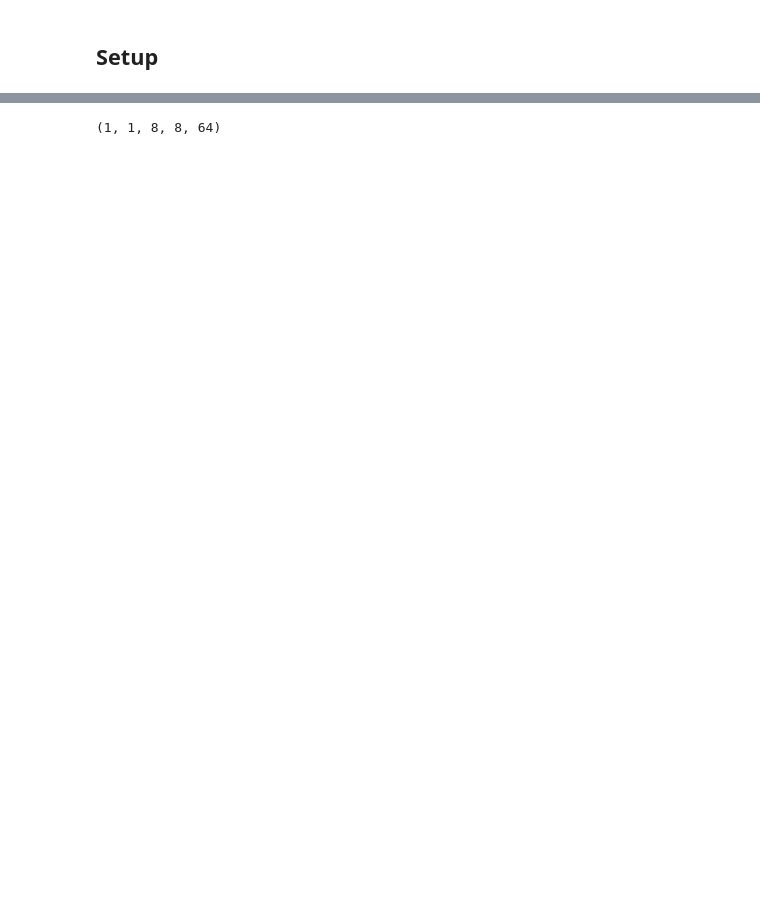
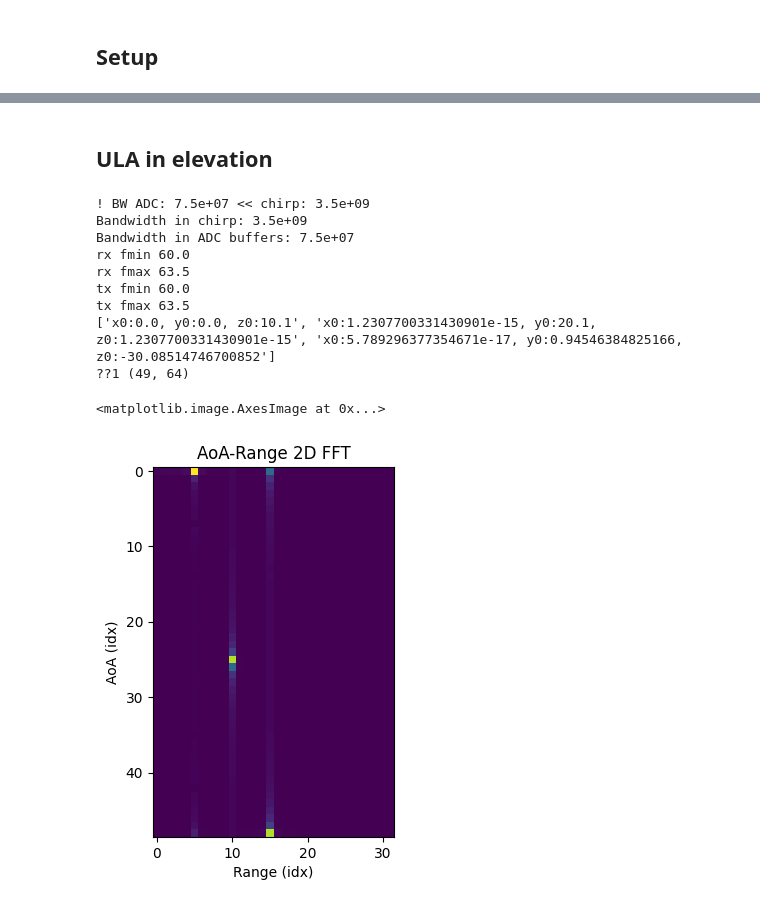
Before and after one commit to matt-chv/mmWrt, a Jupyter notebook: docs/MIMO_TDM.ipynb, the cells around one changed output, grey strips where cells are left out. Saved outputs shown, nothing was run; the diff lists cells and outputs as text; code cells hidden in the pictures; blank space fills up the shorter version.

Commit message:
first Azi and Ele FFT functional

```diff
--- a/docs/MIMO_TDM.ipynb
+++ b/docs/MIMO_TDM.ipynb
@@ -114,4 +111,76 @@ plt.imshow(Z_fft[:,:NA//2])
-# %%
-R_fft.shape
-# %% [output]
-(1, 1, 8, 8, 64)
+# %% [markdown]
+## ULA in elevation
+# %%
+## ULA in elevation
+NT = 7
+# Number of RX channels
+NR = 7
+
+# Now define target1 with an elevation:
+r1, theta1, phi1 = 10.1, pi/2, pi*0.0
+x1 = r1 * cos(theta1)*sin(phi1)
+y1 = r1 * sin(theta1)*sin(phi1)
+z1 = r1 * cos(phi1)
+
+r2, theta2, phi2 = 20.1, pi/2, pi/2
+x2 = r2 * sin(phi2)*cos(theta2)
+y2 = r2 * sin(phi2)*sin(theta2)
+z2 = r2 * cos(phi2)
+
+r3, theta3, phi3 = 30.1, pi/2, pi*0.99
+x3 = r3 * sin(phi3)*cos(theta3)
+y3 = r3 * sin(phi3)*sin(theta3)
+z3 = r3 * cos(phi3)
+target1 = Target(x1, y1, z1)  # 0 degrees on x-axis <=> -pi/2 vs bore sight
+target2 = Target(x2, y2, z2) # pi/2 degrees vs x-ax <=> 0 degree vs bore sight
+target3 = Target(x3, y3, z3) # 180 degrees on x-axis <=> pi/2 vs boresight
+
+# offset so that middle antenna is at 0,0,0
+TXs = [Antenna(y=NR*lambda0/2*i - (NR*lambda0/2)) for i in range(NT)]
+RXs = [Antenna(y=lambda0/2*i - ((NR-1)//2)*lambda0/2) for i in range(NR)]
+
+radar = Radar(transmitter=Transmitter(bw=3.5e9, slope=_k,
+                                      antennas=TXs),
+              receiver=Receiver(fs=_fs, max_adc_buffer_size=2048,
+                                n_adc=NA,
+                                antennas=RXs),
+              debug=True)
+targets = [target1, target2, target3]
+print([f"{t}" for t in targets])
+bb = rt_points(radar, targets,
+               debug=False)
+cube = bb["adc_cube"]
+
+# generate virtual antennas
+virtual_cube = zeros(( NT * NR, NA))
+print("??1", virtual_cube.shape)
+for tx_idx in range(NT):
+    for rx_idx in range(NR):
+        virtual_cube[tx_idx*NT+ rx_idx,:] = cube[:, :, tx_idx, rx_idx, :]
+
+RX_antennas_axis = 0
+fast_time_axis = 1
+# first compute the range FFT
+R_fft = fft(virtual_cube, axis=fast_time_axis)
+# then compute the AoA FFT
+A_FFT = fft(R_fft, axis=RX_antennas_axis)
+
+# for Range vs AoA, display magnitude
+# and need to fftshift to have the negative frequencies moved around 0
+Z_fft = abs((A_FFT[:,:]))
+plt.xlabel("Range (idx)")
+plt.ylabel("AoA (idx)")
+plt.title('AoA-Range 2D FFT')
+plt.imshow(Z_fft[:,:NA//2])
+# %% [output]
+! BW ADC: 7.5e+07 << chirp: 3.5e+09
+Bandwidth in chirp: 3.5e+09
+Bandwidth in ADC buffers: 7.5e+07
+rx fmin 60.0
+rx fmax 63.5
+tx fmin 60.0
+tx fmax 63.5
+['x0:0.0, y0:0.0, z0:10.1', 'x0:1.2307700331430901e-15, y0:20.1, z0:1.2307700331430901e-15', 'x0:5.789296377354671e-17, y0:0.94546384825166, z0:-30.08514746700852']
+??1 (49, 64)
+<matplotlib.image.AxesImage at 0x...>
+[figure, added]
```
Also changed, not shown: parts of 4 cells of this notebook, 1 other file.
